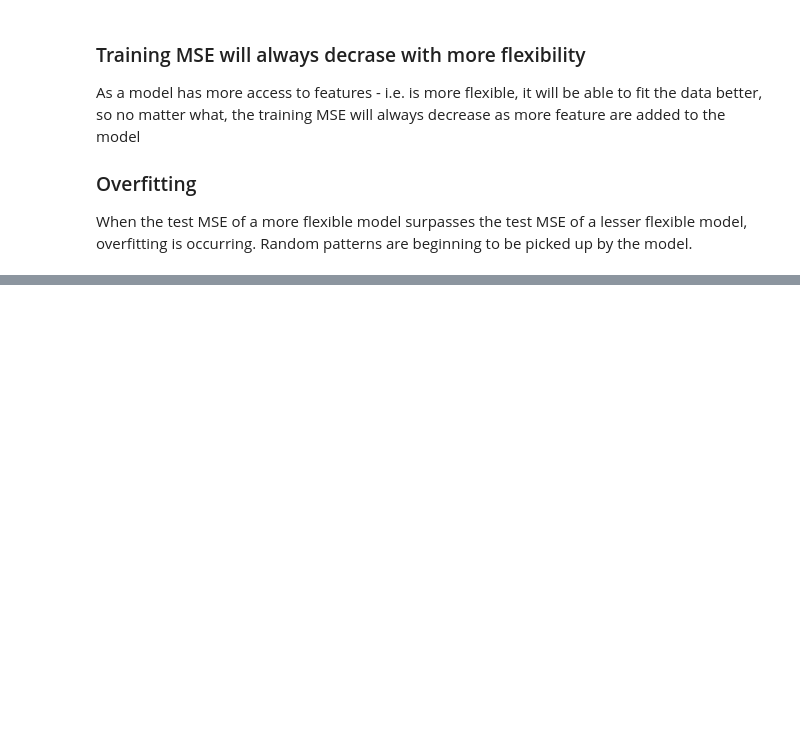
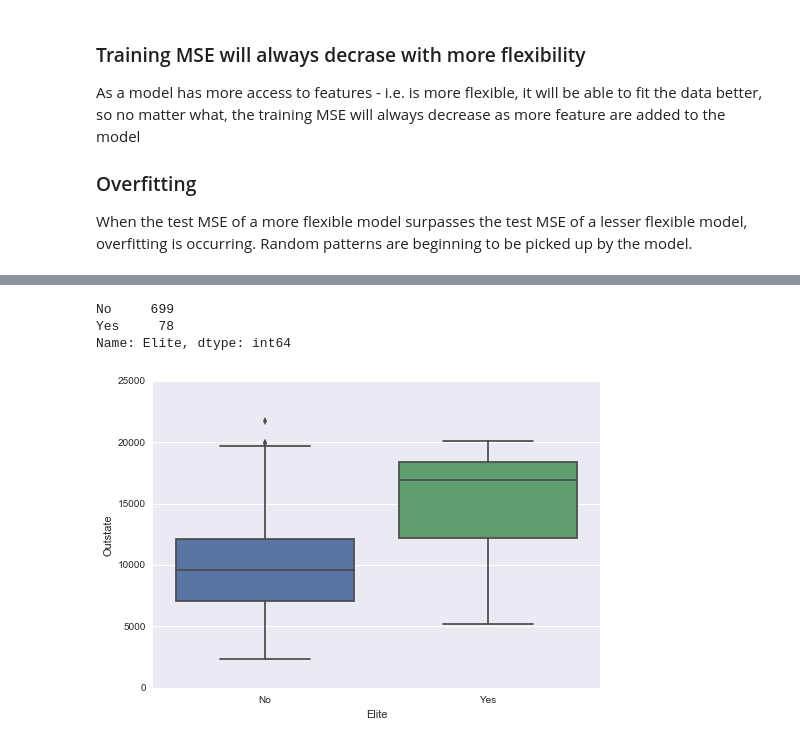
Before and after one commit to tdpetrou/Machine-Learning-Books-With-Python, a Jupyter notebook: Introduction to Statistical Learning/chapter 1 and 2.ipynb, the cells around one changed output, grey strips where cells are left out. Saved outputs shown, nothing was run; the diff lists cells and outputs as text; code cells hidden in the pictures; blank space fills up the shorter version.

```diff
--- a/Introduction to Statistical Learning/chapter 1 and 2.ipynb
+++ b/Introduction to Statistical Learning/chapter 1 and 2.ipynb
@@ -552,0 +738,11 @@ $$\epsilon_5$$
+# %%
+# iv
+# Next line produces No/Yes categories based on a boolean(0/1) and saves it as a DataFrame column
+df_college['Elite'] = pd.Categorical.from_codes(df_college['Top10perc'] > 50, ['No', 'Yes'])
+print(df_college['Elite'].value_counts())
+sns.boxplot('Elite', 'Outstate', data=df_college);
+# %% [output]
+No     699
+Yes     78
+Name: Elite, dtype: int64
+[figure, added]
```
Also changed, not shown: parts of 61 cells of this notebook.
